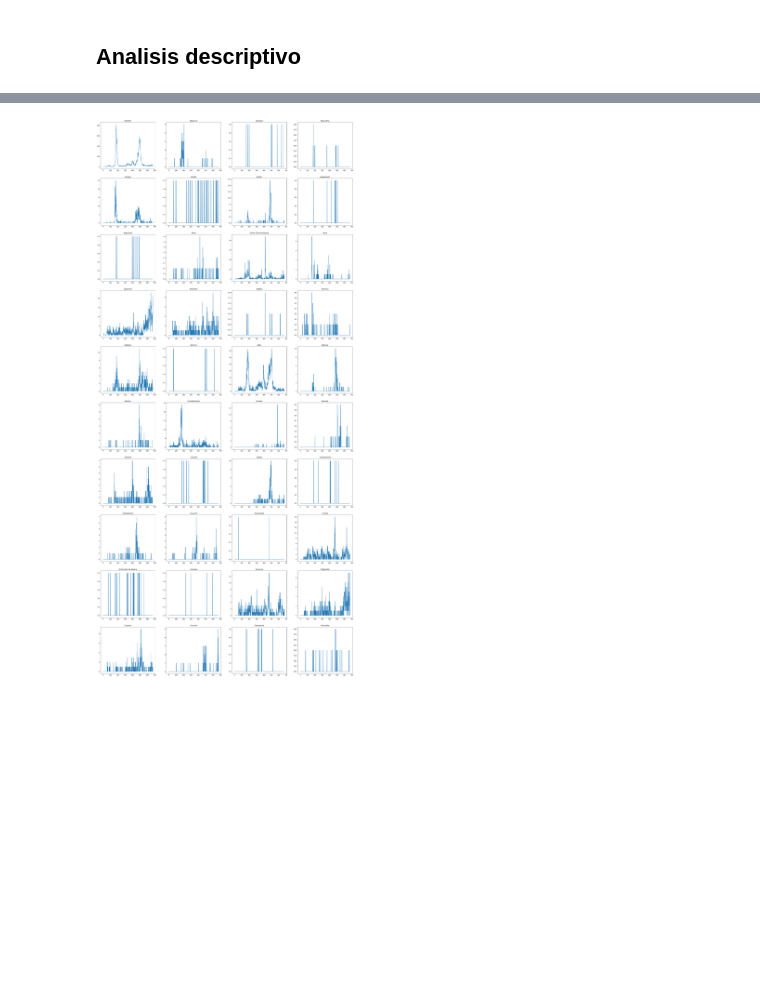
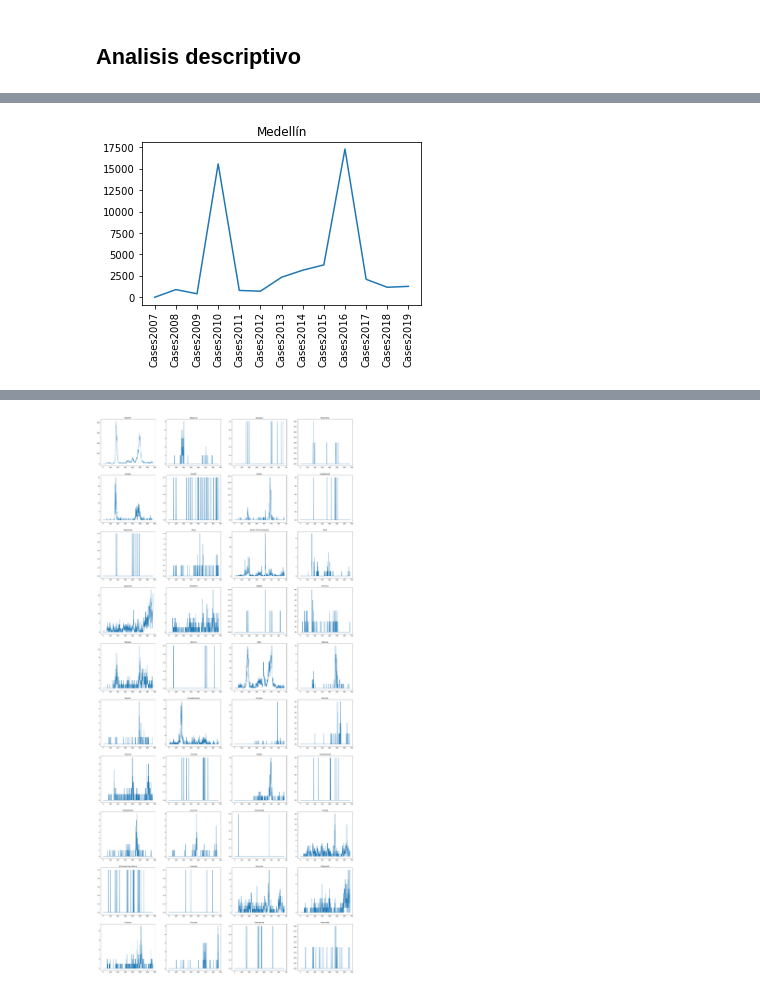
Before and after one commit to freddy120/MIAD_no_supervisado_project, a Jupyter notebook: notebook/Final_Project.ipynb, the cells around one changed output, grey strips where cells are left out. Saved outputs shown, nothing was run; the diff lists cells and outputs as text; code cells hidden in the pictures; blank space fills up the shorter version.

```diff
--- a/notebook/Final_Project.ipynb
+++ b/notebook/Final_Project.ipynb
@@ -171,0 +355,10 @@ Int64Index([   0,    1,    2,    3,    4,    5,    6,    7,    8,    9,
+# %%
+def get_evolution_casos(code=5001, municipio="Medellín"):
+    fig, ax = plt.subplots(1, 1, figsize=(5, 3))
+    ax.plot(dengue_df[(dengue_df['Municipality code']==code) & (dengue_df['Municipality']==municipio)].filter(regex=("Cases20.*")).sum(axis=0))
+    _ = ax.set_xticklabels(labels=['Cases2007', 'Cases2008', 'Cases2009', 'Cases2010', 'Cases2011', 'Cases2012', 'Cases2013', 'Cases2014', 'Cases2015', 'Cases2016', 'Cases2017', 'Cases2018', 'Cases2019'], rotation=90)
+    _ = ax.set_title(municipio)
+
+get_evolution_casos()
+# %% [output]
+[figure, added]
```
Also changed, not shown: parts of 36 cells of this notebook.
